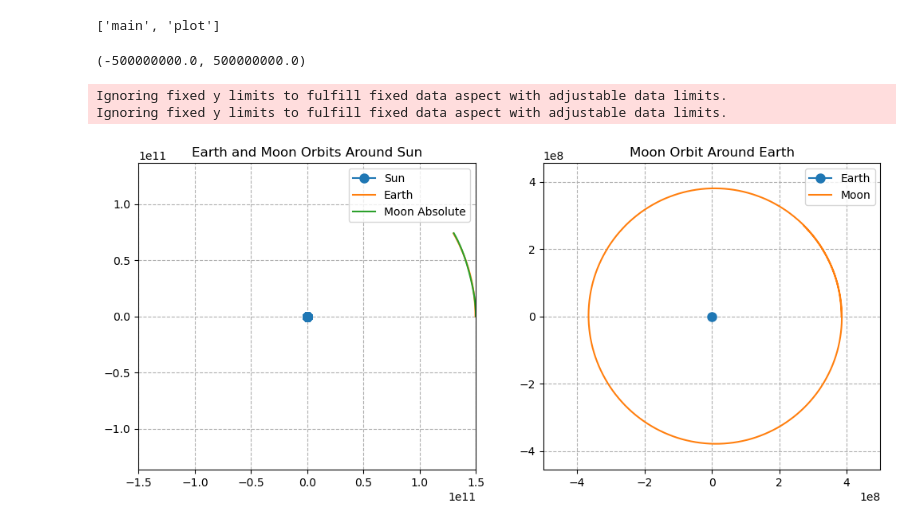
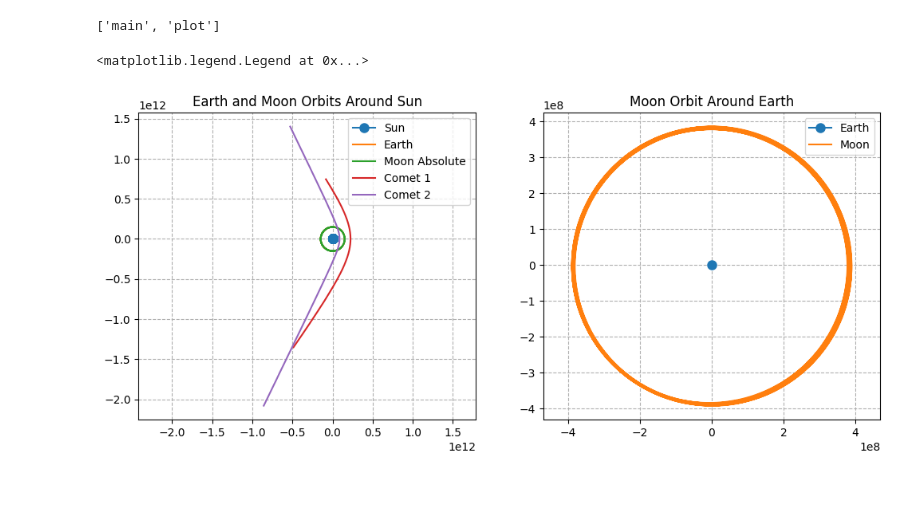
Before and after one commit to YallonArs/SolarSystemSimulation-backend, a Jupyter notebook: examples/plot/main.ipynb, the cells around one changed output. Drawn from its saved outputs; the diff is of its cells as text; code cells hidden in the pictures; blank space fills up the shorter version.

Commit message:
implemented comet

```diff
--- a/examples/plot/main.ipynb
+++ b/examples/plot/main.ipynb
@@ -43,42 +43,51 @@ os.listdir("..")
 ['main', 'plot']
 # %%
 sun_data = pd.read_csv('../../.run/sun_position.txt', sep=' ', header=None, names=['x', 'y'])
+# mercury_data = pd.read_csv('../../.run/mercury_position.txt', sep=' ', header=None, names=['x', 'y'])
+# venus_data = pd.read_csv('../../.run/venus_position.txt', sep=' ', header=None, names=['x', 'y'])
 earth_data = pd.read_csv('../../.run/earth_position.txt', sep=' ', header=None, names=['x', 'y'])
 moon_data = pd.read_csv('../../.run/moon_position.txt', sep=' ', header=None, names=['x', 'y'])
+# mars_data = pd.read_csv('../../.run/mars_position.txt', sep=' ', header=None, names=['x', 'y'])
+comet1_data = pd.read_csv('../../.run/comet1_position.txt', sep=' ', header=None, names=['x', 'y'])
+comet2_data = pd.read_csv('../../.run/comet2_position.txt', sep=' ', header=None, names=['x', 'y'])
 # %%
 # create subplots
 fig, axs = plt.subplots(1, 2, figsize=(12, 5))
 
 # supbplot 1: Earth and Moon orbits around Sun
 axs[0].grid(True, ls='--')
 axs[0].axis('equal')
 axs[0].set_title('Earth and Moon Orbits Around Sun')
 axs[0].plot(sun_data['x'], sun_data['y'], label='Sun', marker='o', markersize=8)
+# axs[0].plot(mercury_data['x'], mercury_data['y'], label='Mercury')
+# axs[0].plot(venus_data['x'], venus_data['y'], label='Venus')
 axs[0].plot(earth_data['x'], earth_data['y'], label='Earth')
 axs[0].plot(moon_data['x'], moon_data['y'], label='Moon Absolute')
+# axs[0].plot(mars_data['x'], mars_data['y'], label='Mars')
+# comet
+axs[0].plot(comet1_data['x'], comet1_data['y'], label='Comet 1')
+axs[0].plot(comet2_data['x'], comet2_data['y'], label='Comet 2')
 axs[0].legend()
 
 # subplot 2: Moon orbit around Earth
 axs[1].grid(True, ls='--')
 axs[1].axis('equal')
 axs[1].set_title('Moon Orbit Around Earth')
 axs[1].plot(0, 0, label='Earth', marker='o', markersize=8)
 axs[1].plot(moon_data['x'] - earth_data['x'], moon_data['y'] - earth_data['y'], label='Moon')
 axs[1].legend()
 
-axs[0].set_xlim((-1.5e11, 1.5e11))
-axs[0].set_ylim((-1.5e11, 1.5e11))
-axs[1].set_xlim((-5e8, 5e8))
-axs[1].set_ylim((-5e8, 5e8))
+# axs[0].set_xlim((-1.5e11, 1.5e11))
+# axs[0].set_ylim((-1.5e11, 1.5e11))
+# axs[1].set_xlim((-5e8, 5e8))
+# axs[1].set_ylim((-5e8, 5e8))
 # plt.xlim((-3e11, 3e11))
 # plt.ylim((-3e11, 3e11))
 # plt.xlim((-1.5e11, 1.5e11))
 # plt.ylim((-1.5e11, 1.5e11))
 
 # plt.xlim((-1e9, 1e9))
 # plt.ylim((-1e9, 1e9))
 # %% [output]
-(-500000000.0, 500000000.0)
+<matplotlib.legend.Legend at 0x...>
-Ignoring fixed y limits to fulfill fixed data aspect with adjustable data limits.
-Ignoring fixed y limits to fulfill fixed data aspect with adjustable data limits.
-[figure, old version]
+[figure, new version]
```
Also changed, not shown: parts of 2 cells of this notebook, 12 other files.
